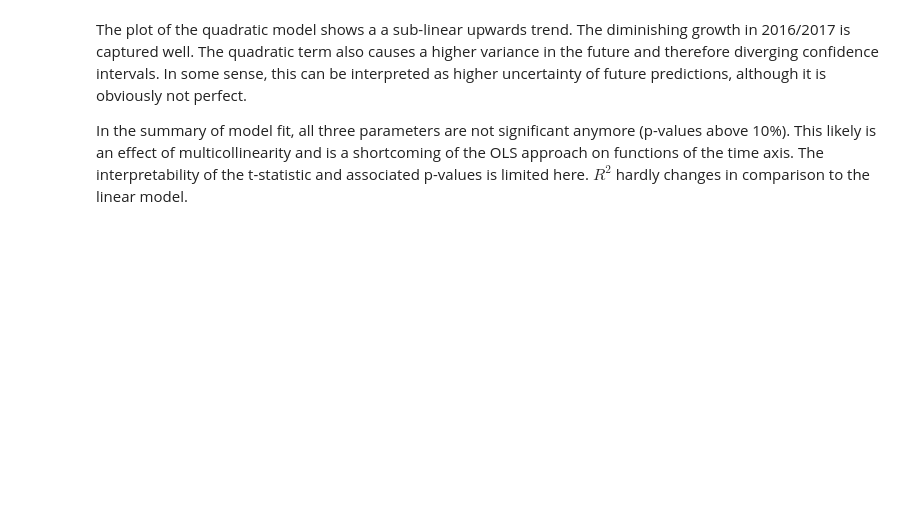
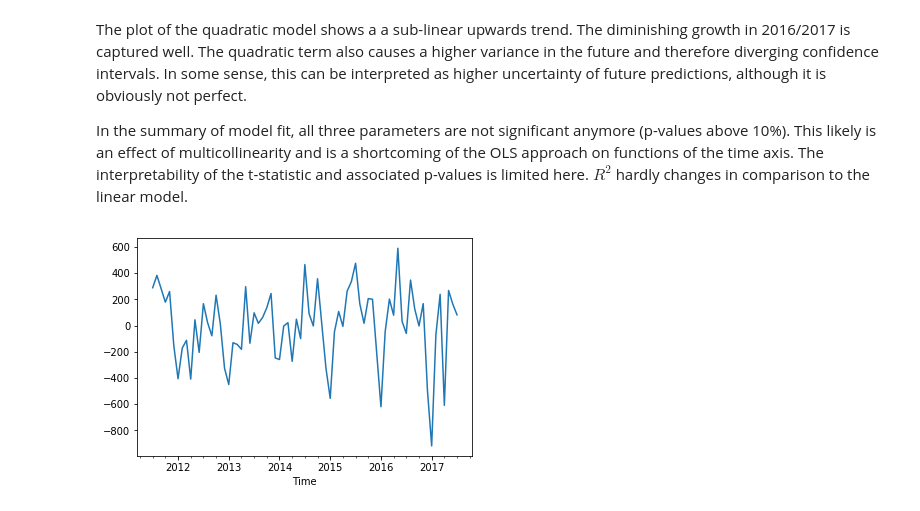
Before and after one commit to luphord/australian-housing-exercise, a Jupyter notebook: notebooks/4.1-Quadractic-model.ipynb, the cells around one changed output. Saved outputs shown, nothing was run; the diff lists cells and outputs as text; code cells hidden in the pictures; blank space fills up the shorter version.

```diff
--- a/notebooks/4.1-Quadractic-model.ipynb
+++ b/notebooks/4.1-Quadractic-model.ipynb
@@ -47,3 +50,7 @@ history_and_prediction_plot(fig, ts, model_fit, regr, '2020-07-01', 'M', 0.05);
 The plot of the quadratic model shows a a sub-linear upwards trend. The diminishing growth in 2016/2017 is captured well. The quadratic term also causes a higher variance in the future and therefore diverging confidence intervals. In some sense, this can be interpreted as higher uncertainty of future predictions, although it is obviously not perfect.
 
 In the summary of model fit, all three parameters are not significant anymore (p-values above 10%). This likely is an effect of multicollinearity and is a shortcoming of the OLS approach on functions of the time axis. The interpretability of the t-statistic and associated p-values is limited here. $R^2$ hardly changes in comparison to the linear model.
+# %%
+model_fit.resid.plot();
+# %% [output]
+[figure, added]
```
Also changed, not shown: parts of 6 cells of this notebook, 2 other files.
